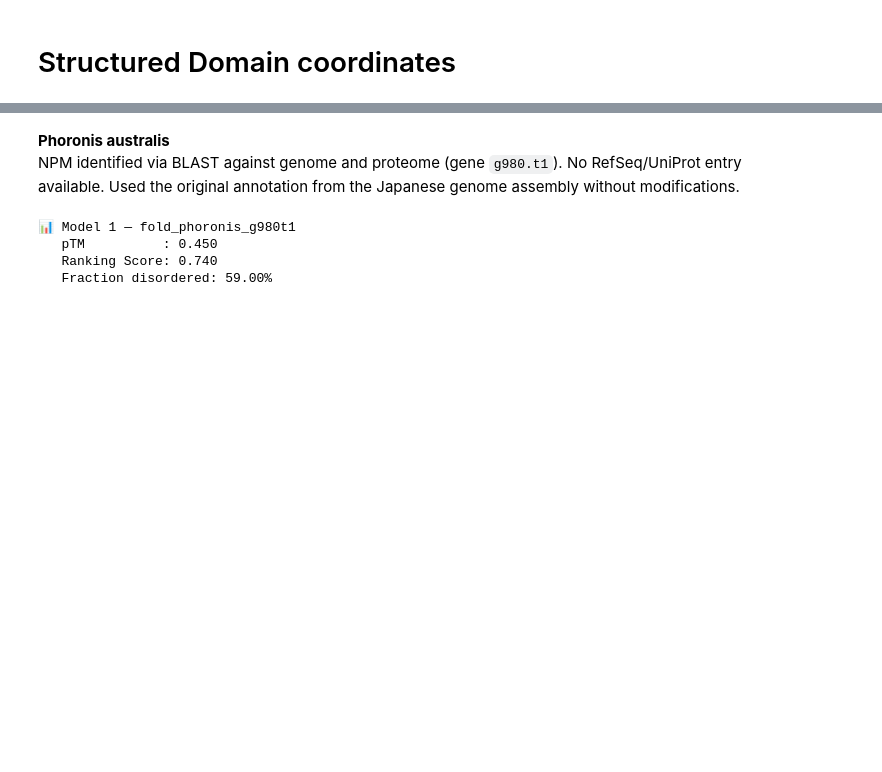
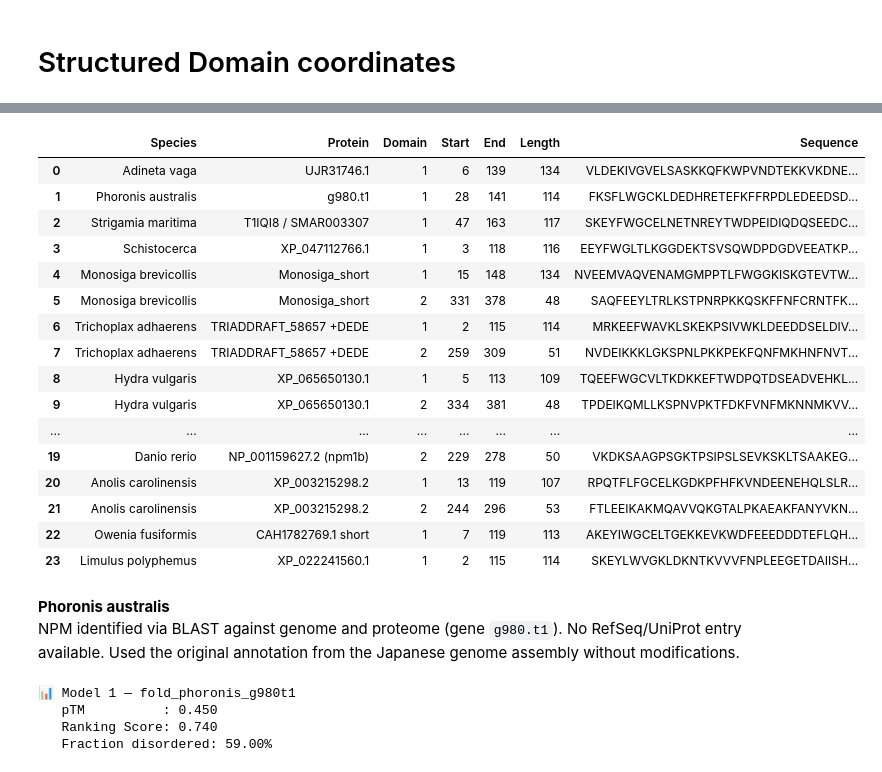
Before and after one commit to Sheval-Lab/Nucleoplasmin_evolution, a Jupyter notebook: notebooks/reannotated_species_alphafolds.ipynb, the cells around one changed output, grey strips where cells are left out. Saved outputs shown, nothing was run; the diff lists cells and outputs as text; code cells hidden in the pictures; blank space fills up the shorter version.

Commit message:
reannotated2

```diff
--- a/notebooks/reannotated_species_alphafolds.ipynb
+++ b/notebooks/reannotated_species_alphafolds.ipynb
@@ -302,0 +204,73 @@ display(df_domains)
+# %%
+from Bio.PDB import MMCIFParser
+from pathlib import Path
+
+aa_dict = {
+    'ALA':'A','ARG':'R','ASN':'N','ASP':'D','CYS':'C','GLN':'Q','GLU':'E','GLY':'G',
+    'HIS':'H','ILE':'I','LEU':'L','LYS':'K','MET':'M','PHE':'F','PRO':'P','SER':'S',
+    'THR':'T','TRP':'W','TYR':'Y','VAL':'V','MSE':'M','UNK':'X'
+}
+
+def cif_to_fasta(cif_path):
+    parser = MMCIFParser(QUIET=True)
+    structure = parser.get_structure("model", cif_path)
+    sequence = []
+    for model in structure:
+        for chain in model:
+            for residue in chain:
+                if residue.id[0] != ' ':
+                    continue
+                resname = residue.resname.strip()
+                aa = aa_dict.get(resname, 'X')
+                if aa:
+                    sequence.append(aa)
+    return ''.join(sequence)
+
+
+base_dir = Path("/home/ilnitsky/NPM/45_Species/reannotated_species_alphafolds")
+
+print("=== Structured Domains with Sequences ===\n")
+
+domain_rows = []
+
+for info in models_info:
+    folder = info['folder']
+    protein = info.get('protein') or info.get('protein_name') or folder
+    species = info.get('species') or "Unknown"
+
+    cif_file = base_dir / folder / f"{folder}_model_1.cif"
+
+    if not cif_file.exists():
+        print(f"File not found: {folder}\n")
+        continue
+
+    full_seq = cif_to_fasta(cif_file)
+
+    data = [d for d in all_data if d.get('protein_name') == protein or d.get('species') == species]
+    if not data:
+        print(f"No pLDDT data for {species}\n")
+        continue
+
+    plddt = data[0]['plddt']
+    domains = find_structural_domains(plddt, threshold=85, max_gap=25, min_length=25)
+
+    print(f"{species}")
+    for j, (start, end) in enumerate(domains, 1):
+        seq_part = full_seq[start-1:end]
+        length = end - start + 1
+        print(f"{start}-{end} {seq_part}")
+
+        domain_rows.append({
+            "Species": species,
+            "Protein": protein,
+            "Domain": j,
+            "Start": start,
+            "End": end,
+            "Length": length,
+            "Sequence": seq_part
+        })
+    print("-" * 60)
+
+df_domains = pd.DataFrame(domain_rows)
+display(df_domains)
+# %% [output]
@@ -303,3 +294,20 @@ display(df_domains)
+|  | Species | Protein | Domain | Start | End | Length | Sequence |
+| 0 | Adineta vaga | UJR31746.1 | 1 | 6 | 139 | 134 | VLDEKIVGVELSASKKQFKWPVNDTEKKVKDNE... |
+| 1 | Phoronis australis | g980.t1 | 1 | 28 | 141 | 114 | FKSFLWGCKLDEDHRETEFKFFRPDLEDEEDSD... |
+| 2 | Strigamia maritima | T1IQI8 / SMAR003307 | 1 | 47 | 163 | 117 | SKEYFWGCELNETNREYTWDPEIDIQDQSEEDC... |
+| 3 | Schistocerca | XP_047112766.1 | 1 | 3 | 118 | 116 | EEYFWGLTLKGGDEKTSVSQWDPDGDVEEATKP... |
+| 4 | Monosiga brevicollis | Monosiga_short | 1 | 15 | 148 | 134 | NVEEMVAQVENAMGMPPTLFWGGKISKGTEVTW... |
+| 5 | Monosiga brevicollis | Monosiga_short | 2 | 331 | 378 | 48 | SAQFEEYLTRLKSTPNRPKKQSKFFNFCRNTFK... |
+| 6 | Trichoplax adhaerens | TRIADDRAFT_58657 +DEDE | 1 | 2 | 115 | 114 | MRKEEFWAVKLSKEKPSIVWKLDEEDDSELDIV... |
+| 7 | Trichoplax adhaerens | TRIADDRAFT_58657 +DEDE | 2 | 259 | 309 | 51 | NVDEIKKKLGKSPNLPKKPEKFQNFMKHNFNVT... |
+| 8 | Hydra vulgaris | XP_065650130.1 | 1 | 5 | 113 | 109 | TQEEFWGCVLTKDKKEFTWDPQTDSEADVEHKL... |
+| 9 | Hydra vulgaris | XP_065650130.1 | 2 | 334 | 381 | 48 | TPDEIKQMLLKSPNVPKTFDKFVNFMKNNMKVV... |
+| ... | ... | ... | ... | ... | ... | ... | ... |
+| 19 | Danio rerio | NP_001159627.2 (npm1b) | 2 | 229 | 278 | 50 | VKDKSAAGPSGKTPSIPSLSEVKSKLTSAAKEG... |
+| 20 | Anolis carolinensis | XP_003215298.2 | 1 | 13 | 119 | 107 | RPQTFLFGCELKGDKPFHFKVNDEENEHQLSLR... |
+| 21 | Anolis carolinensis | XP_003215298.2 | 2 | 244 | 296 | 53 | FTLEEIKAKMQAVVQKGTALPKAEAKFANYVKN... |
+| 22 | Owenia fusiformis | CAH1782769.1 short | 1 | 7 | 119 | 113 | AKEYIWGCELTGEKKEVKWDFEEEDDDTEFLQH... |
+| 23 | Limulus polyphemus | XP_022241560.1 | 1 | 2 | 115 | 114 | SKEYLWVGKLDKNTKVVVFNPLEEGETDAIISH... |
 # %% [markdown]
 **Phoronis australis**
 NPM identified via BLAST against genome and proteome (gene `g980.t1`). No RefSeq/UniProt entry available. Used the original annotation from the Japanese genome assembly without modifications.
```
Also changed, not shown: parts of 4 cells of this notebook.
